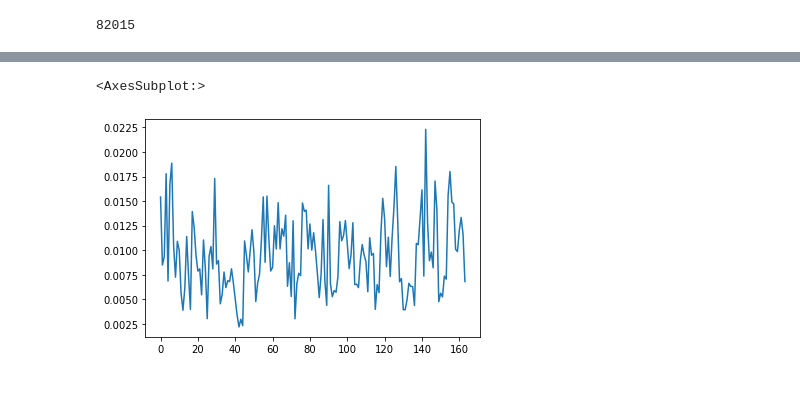
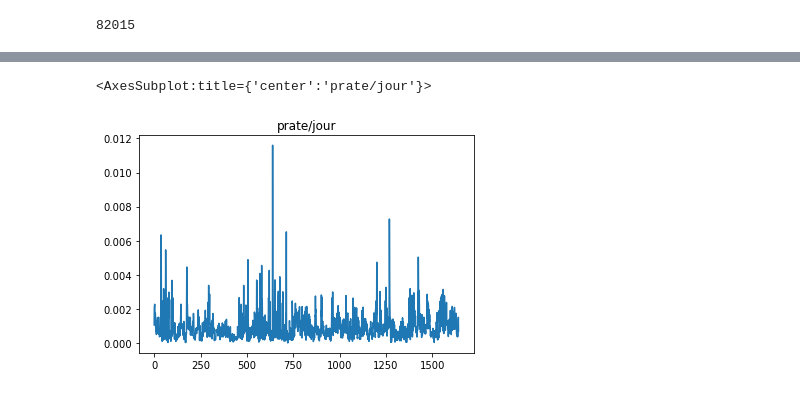
Before and after one commit to Roulini/sia_ts_forecast, a Jupyter notebook: visu.ipynb, the cells around one changed output, grey strips where cells are left out. Saved outputs shown, nothing was run; the diff lists cells and outputs as text; code cells hidden in the pictures.

```diff
--- a/visu.ipynb
+++ b/visu.ipynb
@@ -106,16 +92,16 @@ meteo_df
 # %%
 def change_scale(df,n,param):
     """plot the parameter data sum on a given time
     ex : n=48 gives the sum for each day"""
-    df[param+"_sum"] = meteo_df[param].rolling(n).sum()
+    df[param+"_sum"] = df[param].rolling(n).sum()
     return df[n::n][param+"_sum"].reset_index()[param+"_sum"]
 
 # scaled_df = change_scale(meteo_df,48*30,"wnd10m_u")
-scaled_df = change_scale(meteo_df,48*5,"prate")
+scaled_df = change_scale(meteo_df,24,"prate")
 
-scaled_df[:].plot()
+scaled_df[:].plot(title = "prate/jour")
 
 # meteo_df.tmp2m[:365].plot()
 # %% [output]
-<AxesSubplot:>
+<AxesSubplot:title={'center':'prate/jour'}>
-[figure, old version]
+[figure, new version]
```
Also changed, not shown: parts of 22 cells of this notebook, 2 other files.
